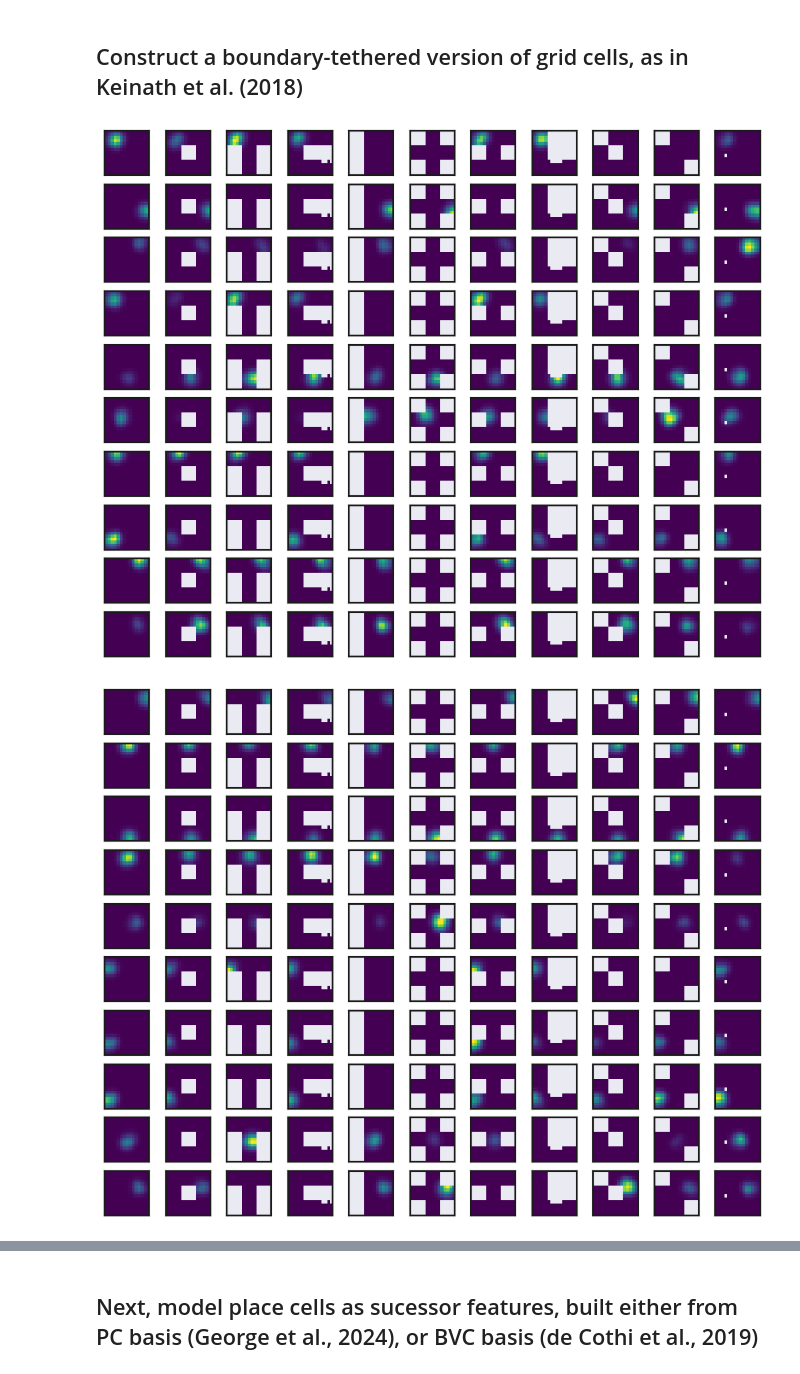
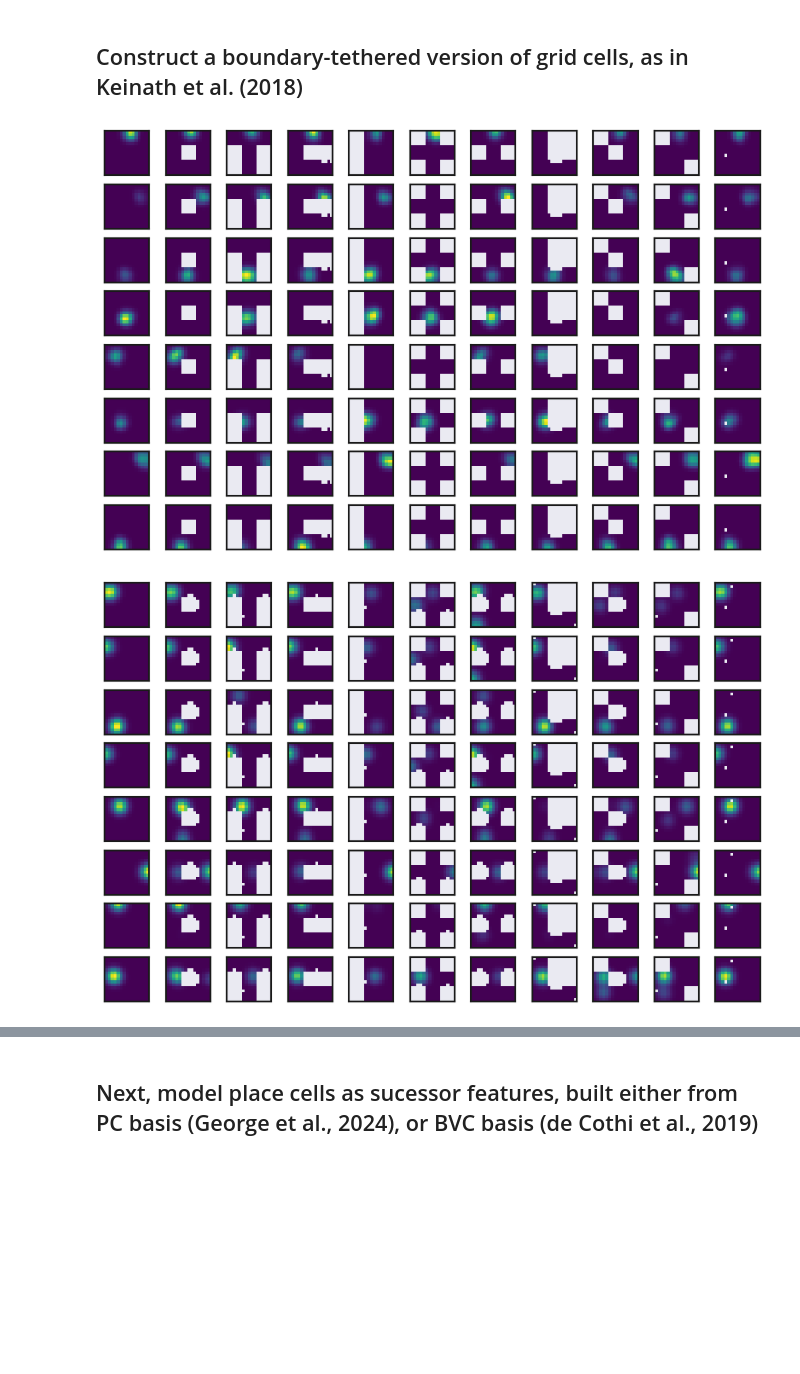
Before and after one commit to jquinnlee/georepca1, a Jupyter notebook: georepca1/demos/georep_hpc_figure4.ipynb, the cells around one changed output, grey strips where cells are left out. Saved outputs shown, nothing was run; the diff lists cells and outputs as text; code cells hidden in the pictures; blank space fills up the shorter version.

```diff
--- a/georepca1/demos/georep_hpc_figure4.ipynb
+++ b/georepca1/demos/georep_hpc_figure4.ipynb
@@ -112,13 +112,13 @@ Computing PC rate maps from model BVC rate maps
 # %%
 model_PCs = ["GC2PC_th", "bt_GC2PC_th", "BVC2PC"]
 for model in model_PCs:
     model_maps = joblib.load(os.path.join(p, "results", "riab", f"{animal}_{model}_maps"))
     example_maps = deepcopy(model_maps)
-    example_cells_idx = np.arange(1,200,10)
+    example_cells_idx = np.arange(1,200,25)
     example_days_idx = np.arange(20, 31)
     example_maps["smoothed"] = example_maps["smoothed"][:, :, example_cells_idx, :][:, :, :, example_days_idx]
     _ = plot_maps(example_maps, animal,  p, False, example_cells_idx,
               unsmoothed=False, make_dir=False, cmap='viridis')
 # %% [output]
-[figure, old version]
+[figure, new version]
-[figure, old version]
+[figure, new version]
```
Also changed, not shown: parts of 7 cells of this notebook, 2 other files.
